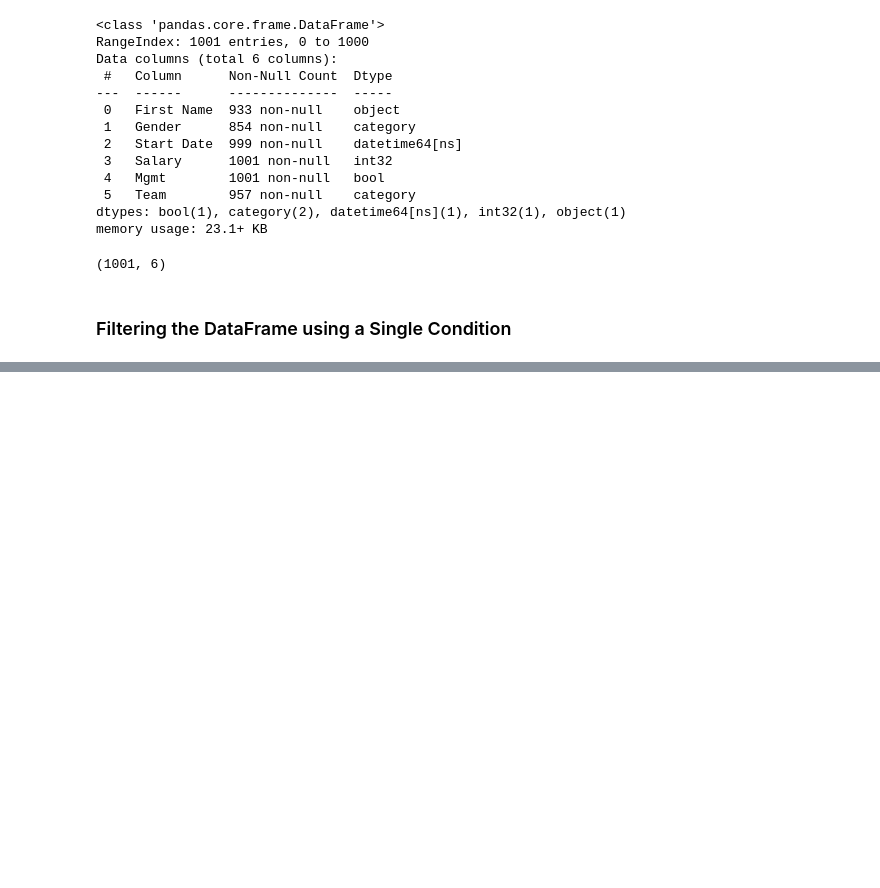
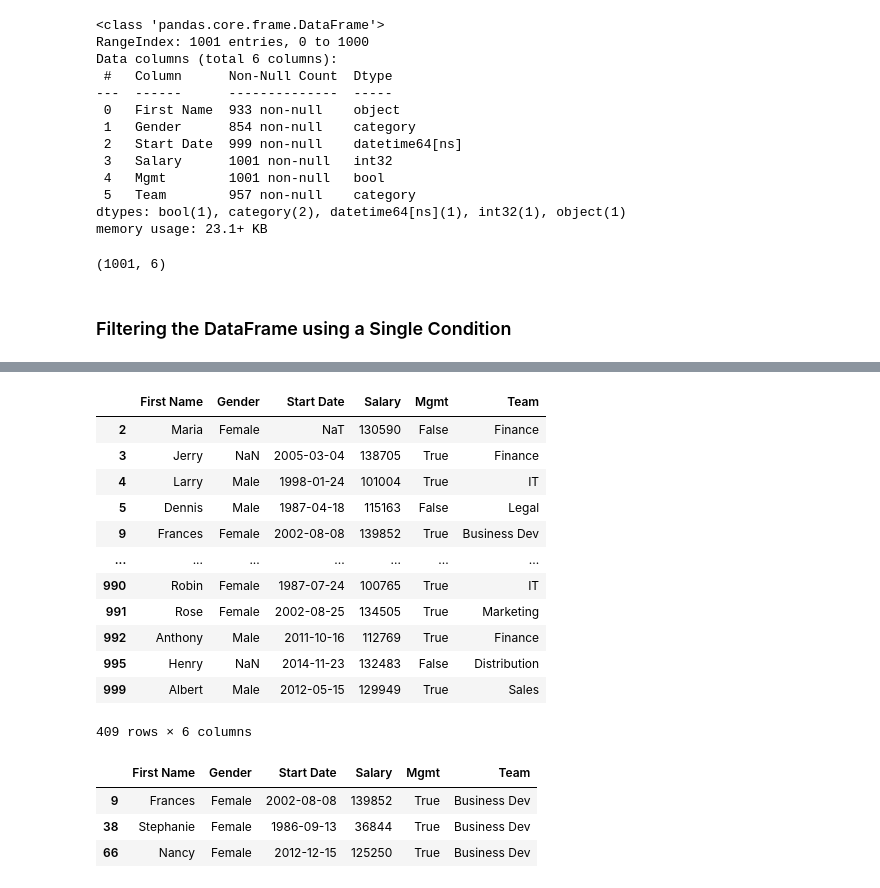
Before and after one commit to singamravibabu/batch-16to18, a Jupyter notebook: ActivityFile8.ipynb, the cells around one changed output, grey strips where cells are left out. Cells and saved outputs as stored; diff of their text form; code cells hidden in the pictures; blank space fills up the shorter version.

```diff
--- a/ActivityFile8.ipynb
+++ b/ActivityFile8.ipynb
@@ -120,0 +177,29 @@ Name: First Name, Length: 1001, dtype: object
+# %%
+greater_than_100k = employees["Salary"]>100000
+employees[greater_than_100k]
+# %% [output]
+|  | First Name | Gender | Start Date | Salary | Mgmt | Team |
+| 2 | Maria | Female | NaT | 130590 | False | Finance |
+| 3 | Jerry | NaN | 2005-03-04 | 138705 | True | Finance |
+| 4 | Larry | Male | 1998-01-24 | 101004 | True | IT |
+| 5 | Dennis | Male | 1987-04-18 | 115163 | False | Legal |
+| 9 | Frances | Female | 2002-08-08 | 139852 | True | Business Dev |
+| ... | ... | ... | ... | ... | ... | ... |
+| 990 | Robin | Female | 1987-07-24 | 100765 | True | IT |
+| 991 | Rose | Female | 2002-08-25 | 134505 | True | Marketing |
+| 992 | Anthony | Male | 2011-10-16 | 112769 | True | Finance |
+| 995 | Henry | NaN | 2014-11-23 | 132483 | False | Distribution |
+| 999 | Albert | Male | 2012-05-15 | 129949 | True | Sales |
+409 rows × 6 columns
+# %%
+# & for and; | for or
+is_female = employees["Gender"] == "Female"
+is_biz_dev = employees["Team"] == "Business Dev"
+is_manager = employees["Mgmt"]
+employees[is_female & is_biz_dev].head(3)
+employees[is_female & is_biz_dev & is_manager].head(3)
+# %% [output]
+|  | First Name | Gender | Start Date | Salary | Mgmt | Team |
+| 9 | Frances | Female | 2002-08-08 | 139852 | True | Business Dev |
+| 38 | Stephanie | Female | 1986-09-13 | 36844 | True | Business Dev |
+| 66 | Nancy | Female | 2012-12-15 | 125250 | True | Business Dev |
```
Also changed, not shown: parts of 29 cells of this notebook.
